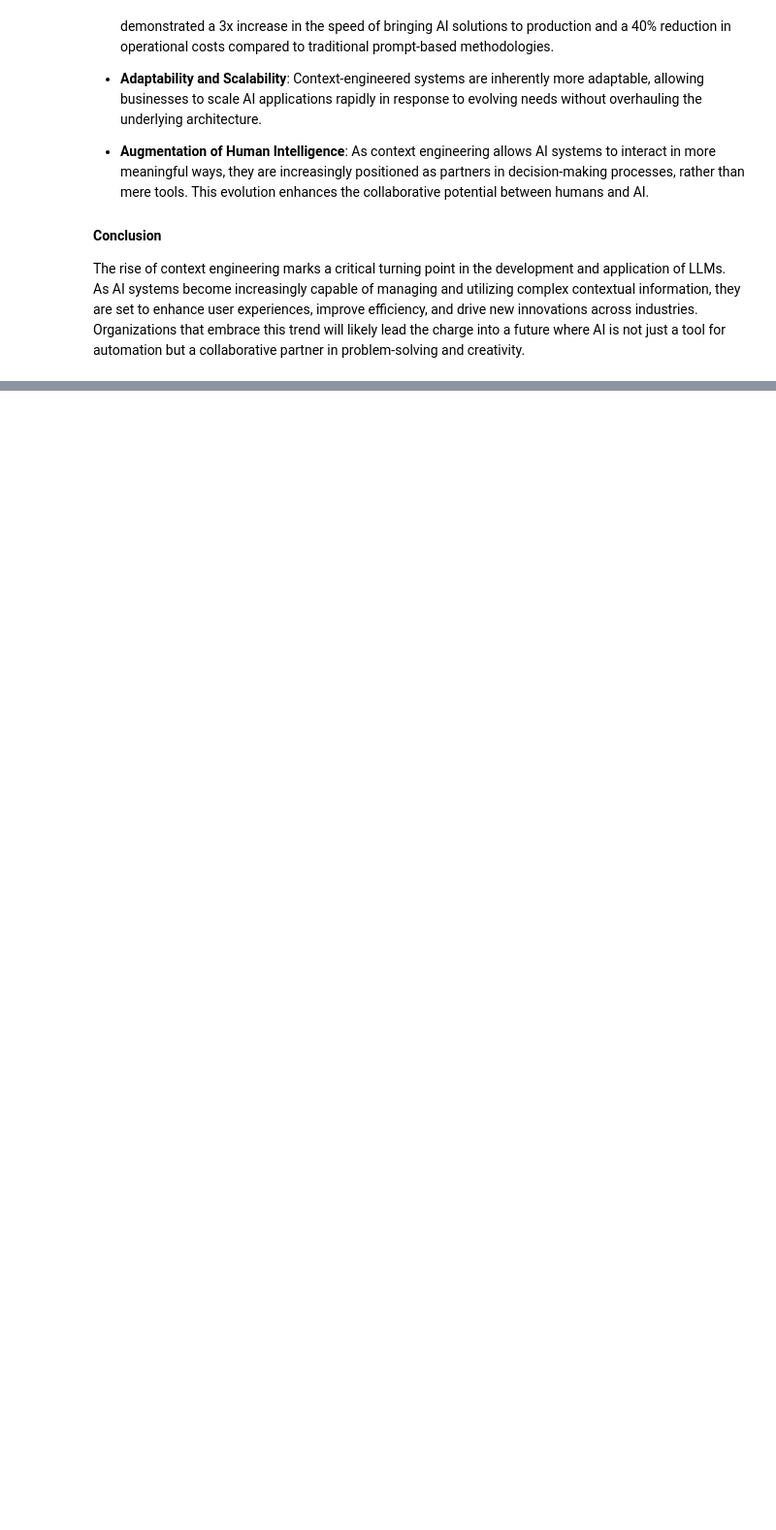
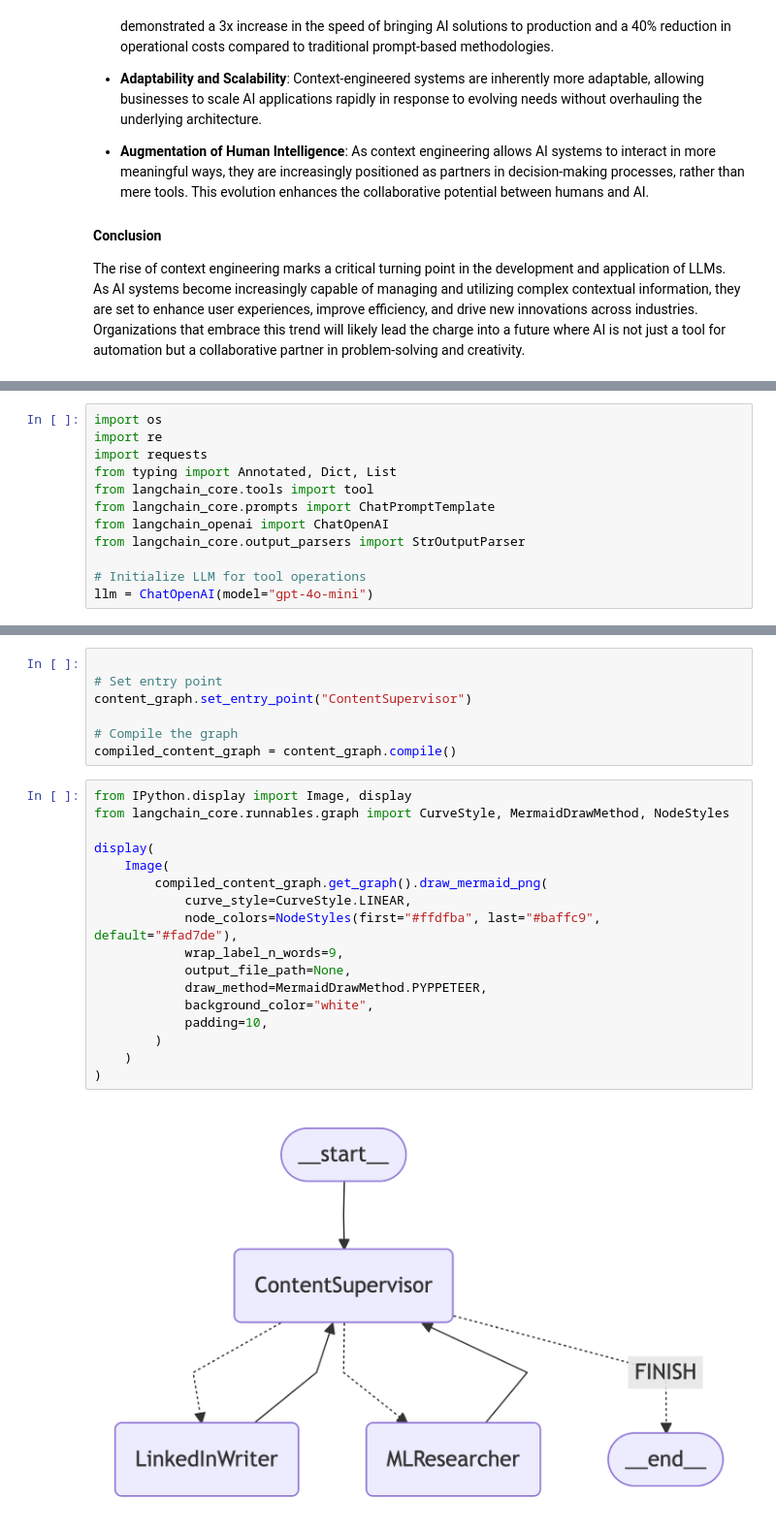
Before and after one commit to iKwesi/AIE8, a Jupyter notebook: 06_Multi_Agent_with_LangGraph/Multi_Agent_RAG_LangGraph_WITH_ACTIVITY1.ipynb, the cells around one changed output, grey strips where cells are left out. Shown: that part at 97% size. Cells and saved outputs as stored; diff of their text form; blank space fills up the shorter version.

```diff
--- a/06_Multi_Agent_with_LangGraph/Multi_Agent_RAG_LangGraph_WITH_ACTIVITY1.ipynb
+++ b/06_Multi_Agent_with_LangGraph/Multi_Agent_RAG_LangGraph_WITH_ACTIVITY1.ipynb
@@ -1636,0 +1796,12 @@ The rise of context engineering marks a critical turning point in the developmen
+# %%
+import os
+import re
+import requests
+from typing import Annotated, Dict, List
+from langchain_core.tools import tool
+from langchain_core.prompts import ChatPromptTemplate
+from langchain_openai import ChatOpenAI
+from langchain_core.output_parsers import StrOutputParser
+
+# Initialize LLM for tool operations
+llm = ChatOpenAI(model="gpt-4o-mini")
@@ -1636,0 +2641,26 @@ The rise of context engineering marks a critical turning point in the developmen
+# %%
+
+# Set entry point
+content_graph.set_entry_point("ContentSupervisor")
+
+# Compile the graph
+compiled_content_graph = content_graph.compile()
+# %%
+from IPython.display import Image, display
+from langchain_core.runnables.graph import CurveStyle, MermaidDrawMethod, NodeStyles
+
+display(
+    Image(
+        compiled_content_graph.get_graph().draw_mermaid_png(
+            curve_style=CurveStyle.LINEAR,
+            node_colors=NodeStyles(first="#ffdfba", last="#baffc9", default="#fad7de"),
+            wrap_label_n_words=9,
+            output_file_path=None,
+            draw_method=MermaidDrawMethod.PYPPETEER,
+            background_color="white",
+            padding=10,
+        )
+    )
+)
+# %% [output]
+[figure, added]
```
Also changed, not shown: parts of 23 cells of this notebook, 6 other files.
